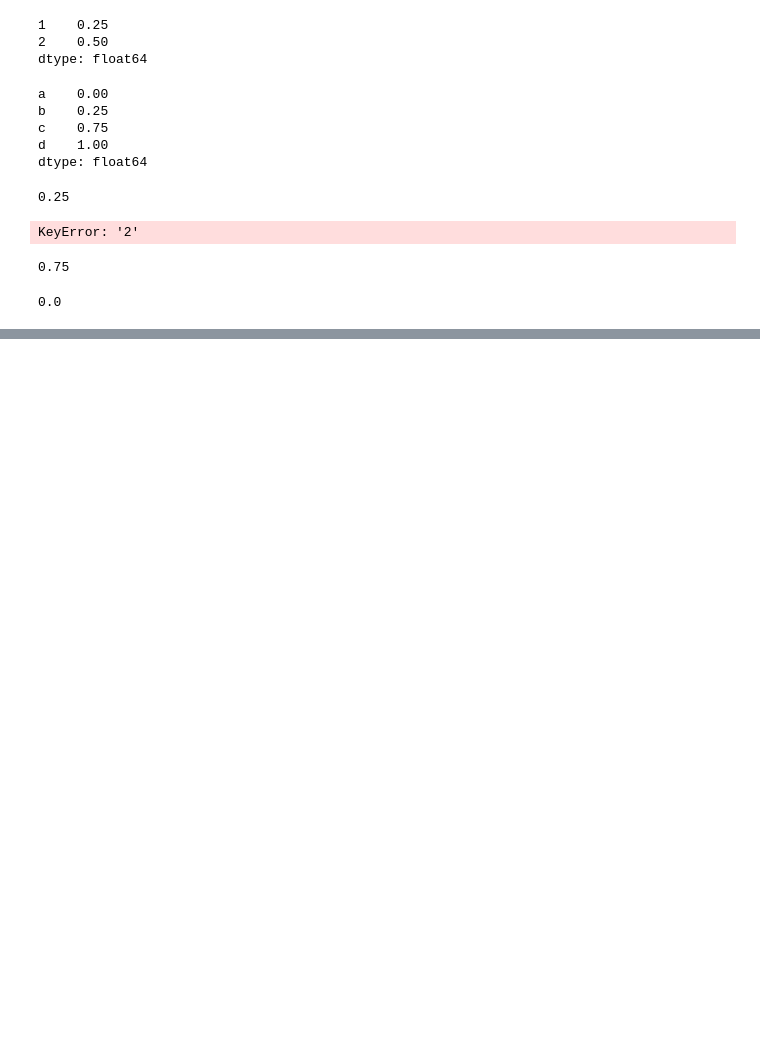
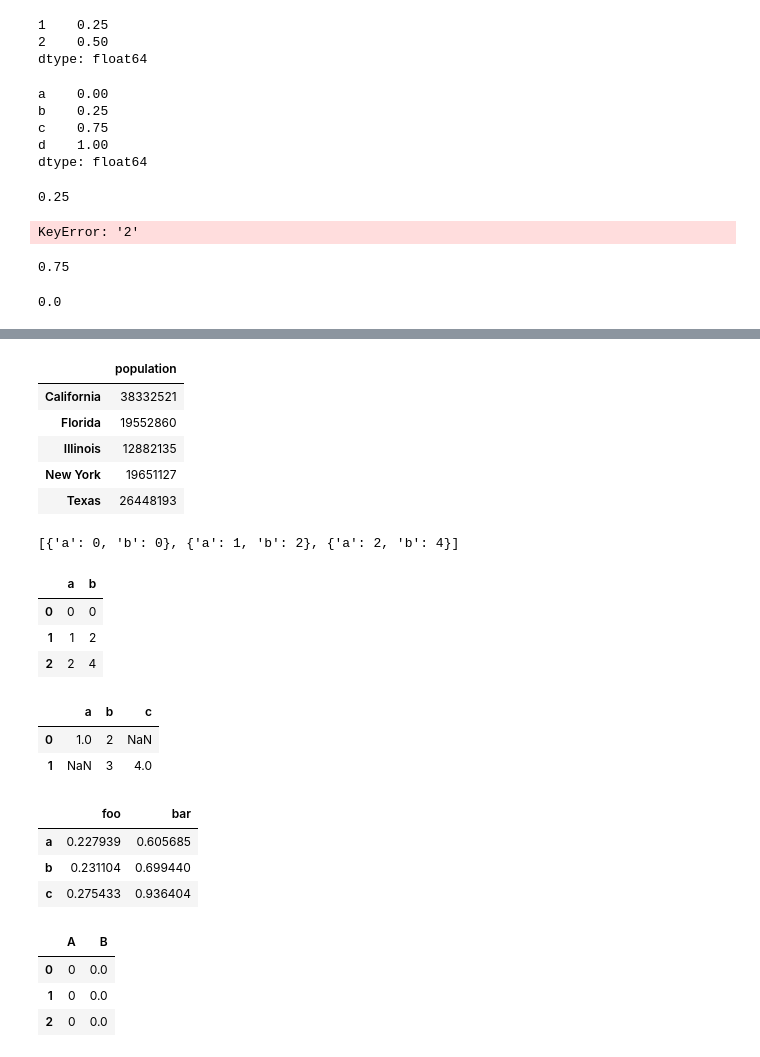
Before and after one commit to alokkshukla/PythonDataScienceHandbook, a Jupyter notebook: notebooks/Pandas.ipynb, the cells around one changed output, grey strips where cells are left out. Cells and saved outputs as stored; diff of their text form; code cells hidden in the pictures; blank space fills up the shorter version.

```diff
--- a/notebooks/Pandas.ipynb
+++ b/notebooks/Pandas.ipynb
@@ -66,0 +148,9 @@ population_dict = {'California':38332521,}
+# %%
+pd.DataFrame(population, columns=['population'])
+# %% [output]
+|  | population |
+| California | 38332521 |
+| Florida | 19552860 |
+| Illinois | 12882135 |
+| New York | 19651127 |
+| Texas | 26448193 |
@@ -66,0 +160,27 @@ population_dict = {'California':38332521,}
+# %%
+data
+# %% [output]
+[{'a': 0, 'b': 0}, {'a': 1, 'b': 2}, {'a': 2, 'b': 4}]
+# %%
+pd.DataFrame(data)
+# %% [output]
+|  | a | b |
+| 0 | 0 | 0 |
+| 1 | 1 | 2 |
+| 2 | 2 | 4 |
+# %%
+pd.DataFrame([{'a': 1, 'b': 2}, {'b': 3, 'c': 4}])
+# %% [output]
+|  | a | b | c |
+| 0 | 1.0 | 2 | NaN |
+| 1 | NaN | 3 | 4.0 |
+# %%
+import numpy as np
+pd.DataFrame(np.random.rand(3, 2),
+                     columns=['foo', 'bar'],
+                     index=['a', 'b', 'c'])
+# %% [output]
+|  | foo | bar |
+| a | 0.227939 | 0.605685 |
+| b | 0.231104 | 0.699440 |
+| c | 0.275433 | 0.936404 |
@@ -66,0 +189,7 @@ population_dict = {'California':38332521,}
+# %%
+pd.DataFrame(A)
+# %% [output]
+|  | A | B |
+| 0 | 0 | 0.0 |
+| 1 | 0 | 0.0 |
+| 2 | 0 | 0.0 |
```
Also changed, not shown: parts of 54 cells of this notebook.
